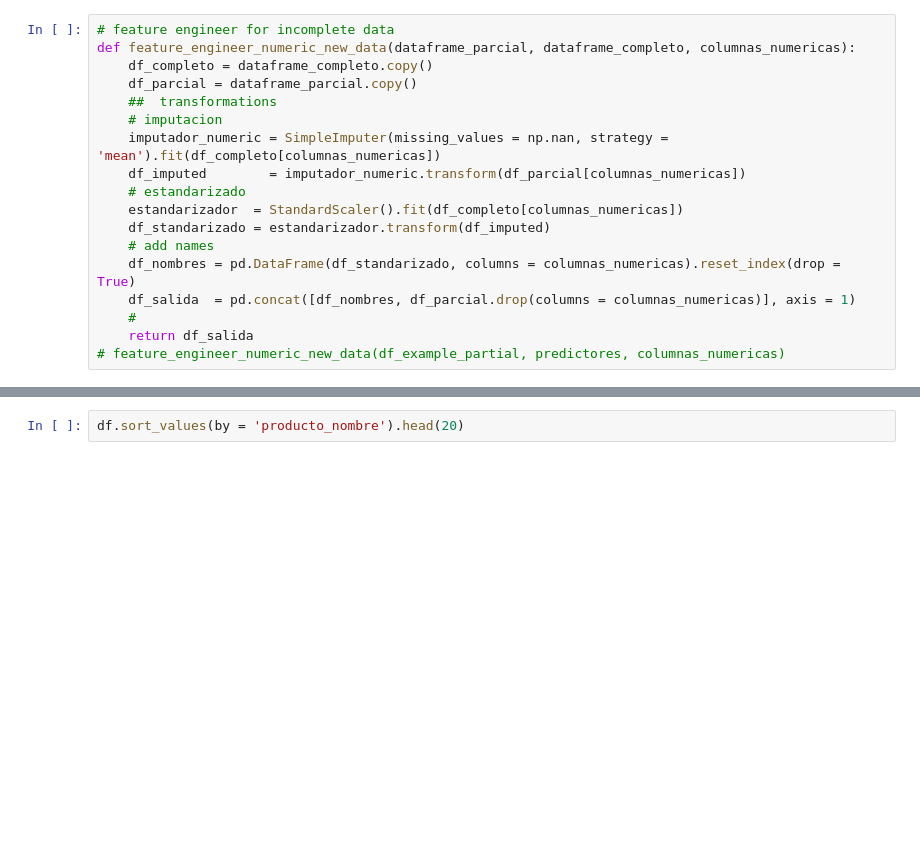
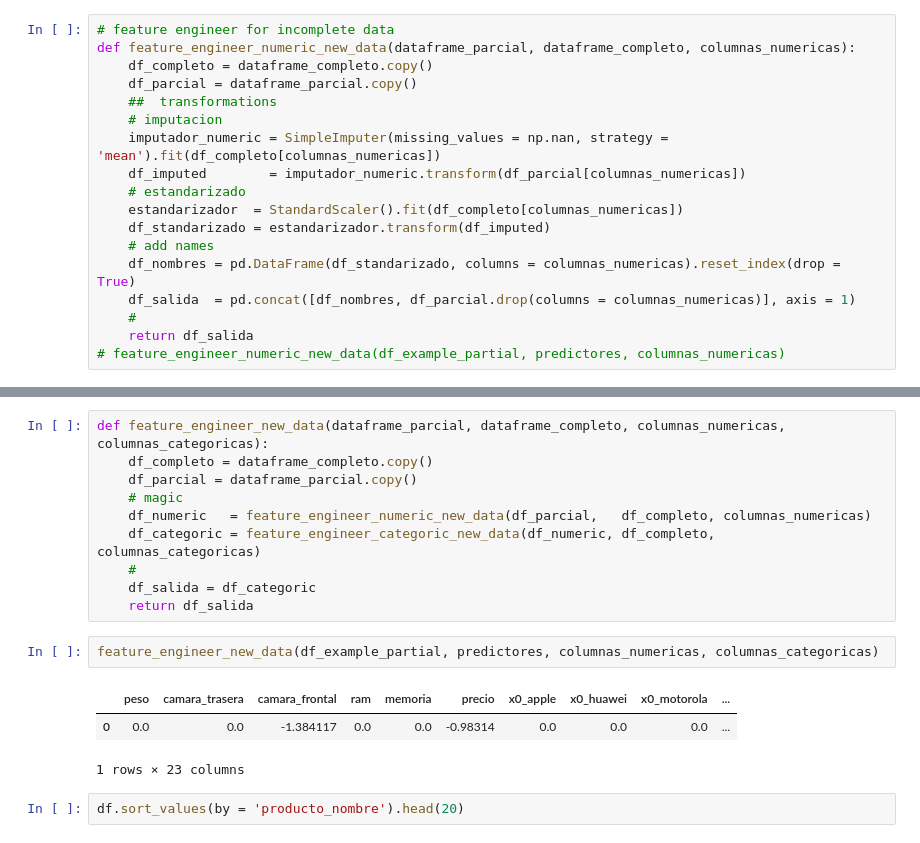
Before and after one commit to yoselalberto/ia_proyecto_final, a Jupyter notebook: modeling.ipynb, the cells around one changed output, grey strips where cells are left out. Cells and saved outputs as stored; diff of their text form; blank space fills up the shorter version.

Commit message:
add function for fe new data

```diff
--- a/modeling.ipynb
+++ b/modeling.ipynb
@@ -251,3 +246,19 @@ Index(['peso', 'camara_trasera', 'camara_frontal', 'ram', 'memoria', 'precio',
+# %%
+def feature_engineer_new_data(dataframe_parcial, dataframe_completo, columnas_numericas, columnas_categoricas):
+    df_completo = dataframe_completo.copy()
+    df_parcial = dataframe_parcial.copy()
+    # magic
+    df_numeric   = feature_engineer_numeric_new_data(df_parcial,   df_completo, columnas_numericas)
+    df_categoric = feature_engineer_categoric_new_data(df_numeric, df_completo, columnas_categoricas)
+    #
+    df_salida = df_categoric
+    return df_salida
+# %%
+feature_engineer_new_data(df_example_partial, predictores, columnas_numericas, columnas_categoricas)
+# %% [output]
+|  | peso | camara_trasera | camara_frontal | ram | memoria | precio | x0_apple | x0_huawei | x0_motorola | ... |
+| 0 | 0.0 | 0.0 | -1.384117 | 0.0 | 0.0 | -0.98314 | 0.0 | 0.0 | 0.0 | ... |
+1 rows × 23 columns
 # %%
 df.sort_values(by = 'producto_nombre').head(20)
 # %% [output]
```
Also changed, not shown: parts of 1 cell of this notebook.
